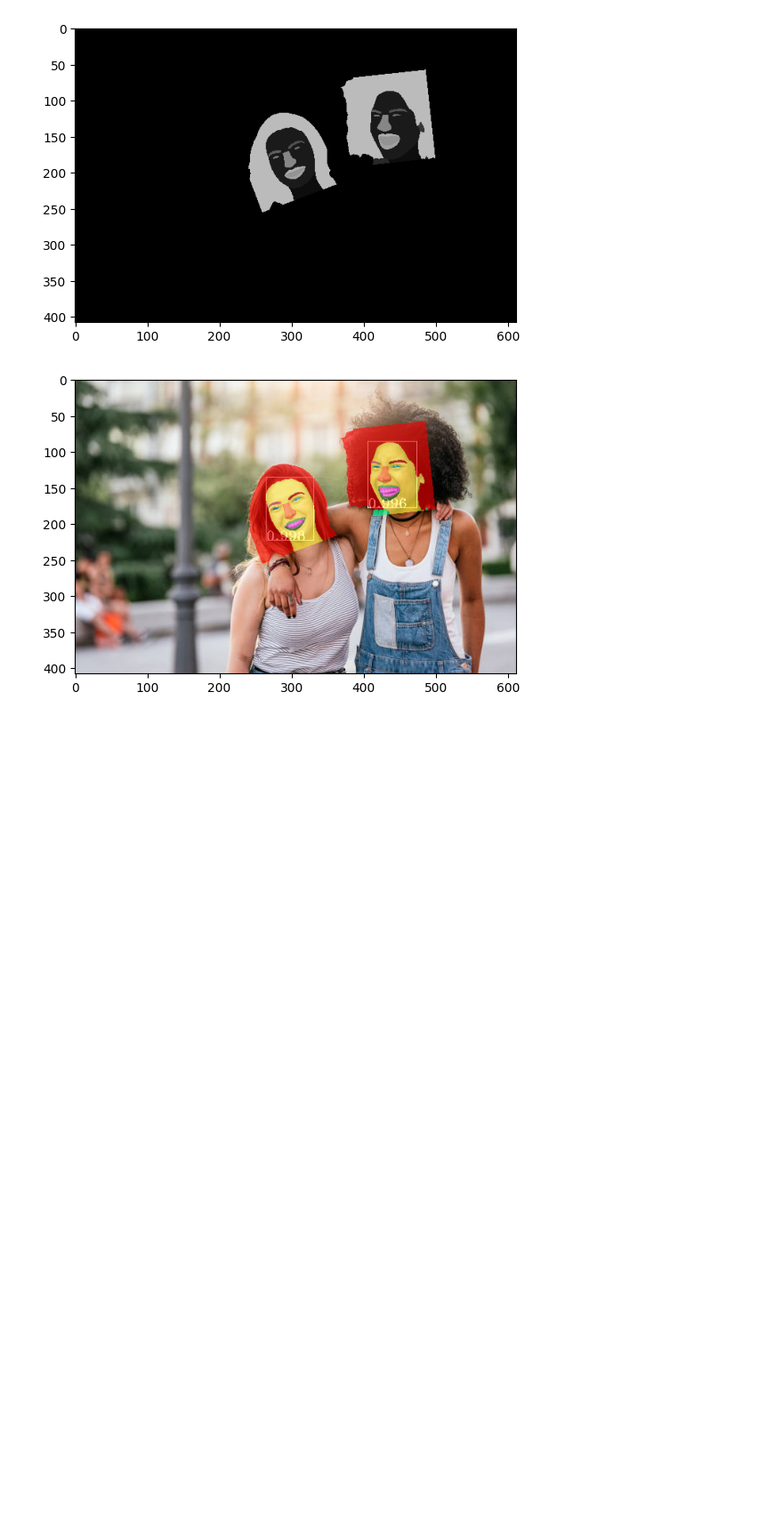
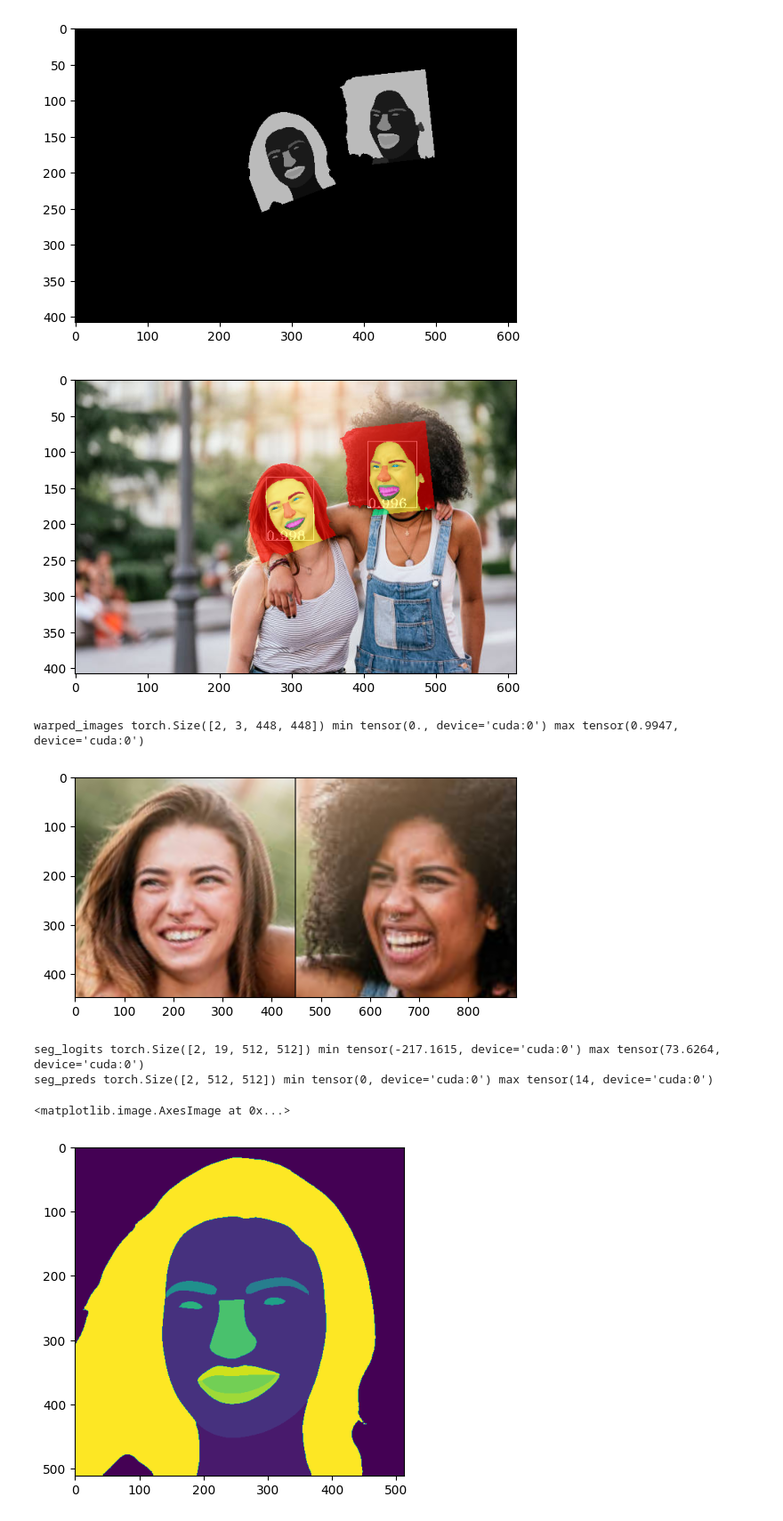
Before and after one commit to FacePerceiver/facer, a Jupyter notebook: samples/face_parsing.ipynb, the cells around one changed output. Shown at 89% size. Saved outputs shown, nothing was run; the diff lists cells and outputs as text; code cells hidden in the pictures; blank space fills up the shorter version.

Commit message:
improve face parser for batch friendly

```diff
--- a/samples/face_parsing.ipynb
+++ b/samples/face_parsing.ipynb
@@ -7,21 +8,21 @@ device = 'cuda' if torch.cuda.is_available() else 'cpu'
 # %%
 import facer
 
-image = facer.hwc2bchw(facer.read_hwc('data/twogirls.jpg')
+images = facer.hwc2bchw(facer.read_hwc('data/twogirls.jpg')
                        ).to(device=device)  # image: 1 x 3 x h x w
 
 face_detector = facer.face_detector('retinaface/mobilenet', device=device)
 with torch.inference_mode():
-    faces = face_detector(image)
+    faces = face_detector(images)
 
-facer.show_bchw(facer.draw_bchw(image, faces))
+facer.show_bchw(facer.draw_bchw(images, faces))
 # %% [output]
 [figure]
 # %%
 face_parser = facer.face_parser('farl/celebm/448', device=device) # optional "farl/lapa/448"
 # %%
 with torch.inference_mode():
-    faces = face_parser(image, faces)
+    faces = face_parser(images, faces)
 # %%
 seg_logits = faces['seg']['logits']
 seg_probs = seg_logits.softmax(dim=1)  # nfaces x nclasses x h x w
@@ -33,3 +34,24 @@ facer.show_bchw(facer.draw_bchw(image, faces))
 # %% [output]
 [figure]
 [figure]
+# %%
+# manually align the image and do the network forward
+with torch.inference_mode():
+    faces = face_detector(images) # detect faces
+warped_images, grid, inv_grid = face_parser.warp_images(images / 255.0, faces)
+print('warped_images', warped_images.shape, 'min', warped_images.min(), 'max', warped_images.max())
+facer.show_bchw(warped_images * 255.0)
+
+# network forward on warped image
+seg_logits, seg_preds, label_names = face_parser.forward_warped(warped_images)
+print('seg_logits', seg_logits.shape, 'min', seg_logits.min(), 'max', seg_logits.max())
+print('seg_preds', seg_preds.shape, 'min', seg_preds.min(), 'max', seg_preds.max())
+
+plt.imshow(seg_preds[0].cpu().numpy())
+# %% [output]
+warped_images torch.Size([2, 3, 448, 448]) min tensor(0., device='cuda:0') max tensor(0.9947, device='cuda:0')
+[figure, added]
+seg_logits torch.Size([2, 19, 512, 512]) min tensor(-217.1615, device='cuda:0') max tensor(73.6264, device='cuda:0')
+seg_preds torch.Size([2, 512, 512]) min tensor(0, device='cuda:0') max tensor(14, device='cuda:0')
+<matplotlib.image.AxesImage at 0x...>
+[figure, added]
```
Also changed, not shown: parts of 3 cells of this notebook, 3 other files.
